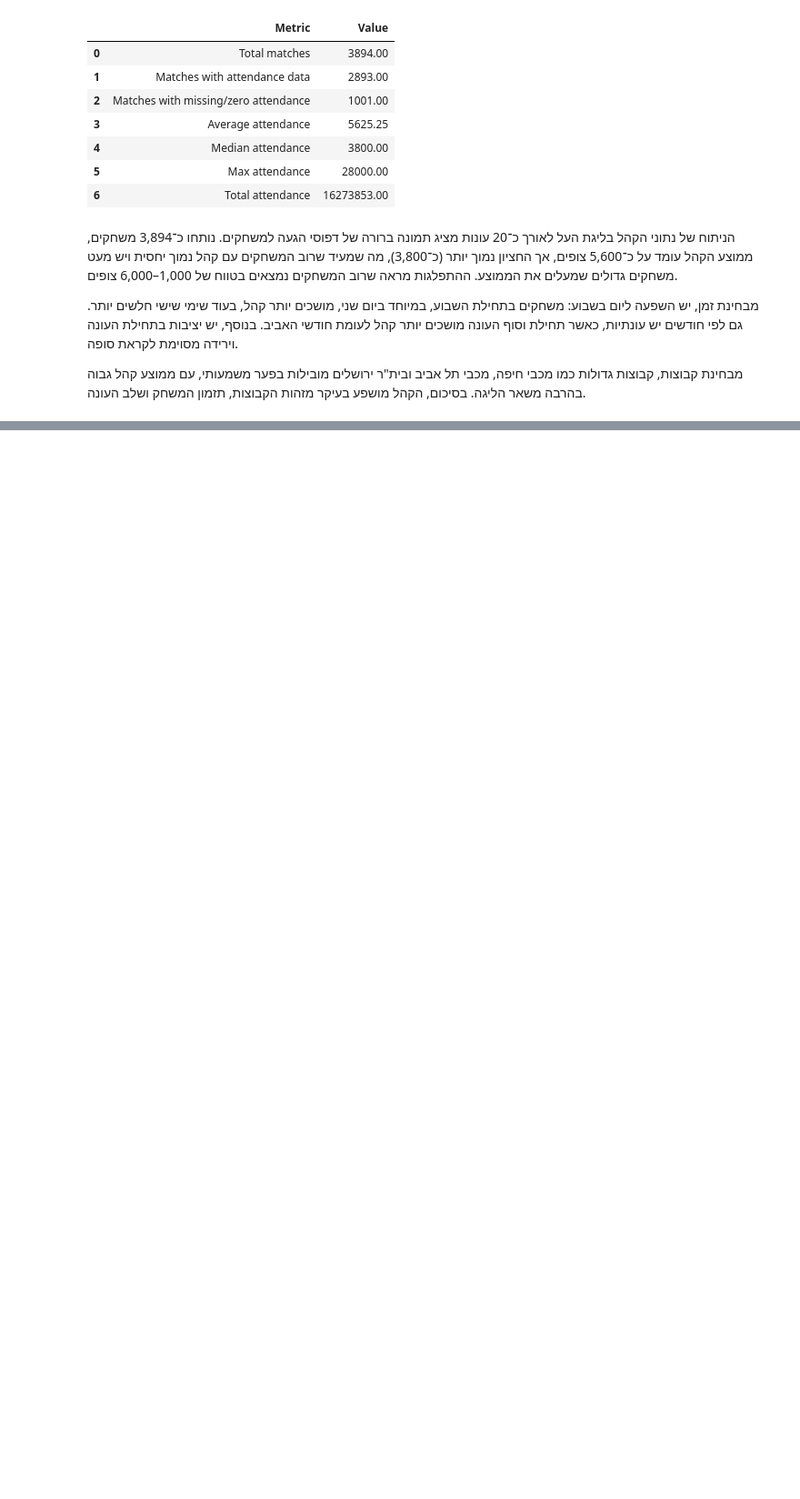
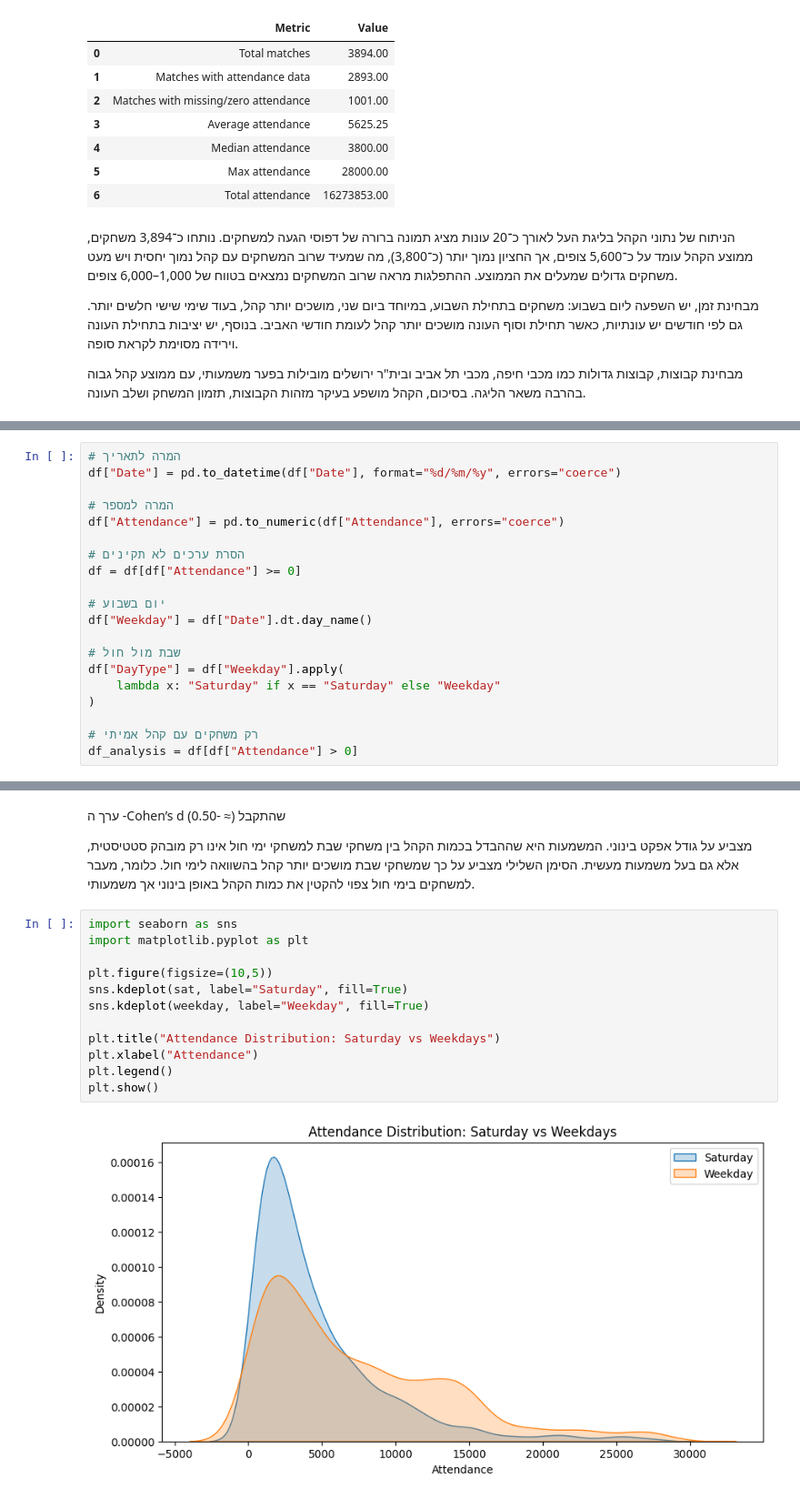
Before and after one commit to Nitaybenadmon123/ligat_haal_project, a Jupyter notebook: ligat_haal_project/notebooks/attendance/02_attendance_analysis.ipynb, the cells around one changed output, grey strips where cells are left out. Shown at 91% size. Saved outputs shown, nothing was run; the diff lists cells and outputs as text; blank space fills up the shorter version.

```diff
--- a/ligat_haal_project/notebooks/attendance/02_attendance_analysis.ipynb
+++ b/ligat_haal_project/notebooks/attendance/02_attendance_analysis.ipynb
@@ -2840,0 +2871,20 @@ summary_stats
+# %%
+# המרה לתאריך
+df["Date"] = pd.to_datetime(df["Date"], format="%d/%m/%y", errors="coerce")
+
+# המרה למספר
+df["Attendance"] = pd.to_numeric(df["Attendance"], errors="coerce")
+
+# הסרת ערכים לא תקינים
+df = df[df["Attendance"] >= 0]
+
+# יום בשבוע
+df["Weekday"] = df["Date"].dt.day_name()
+
+# שבת מול חול
+df["DayType"] = df["Weekday"].apply(
+    lambda x: "Saturday" if x == "Saturday" else "Weekday"
+)
+
+# רק משחקים עם קהל אמיתי
+df_analysis = df[df["Attendance"] > 0]
@@ -2840,0 +2994,18 @@ summary_stats
+# %% [markdown]
+ערך ה -Cohen’s d שהתקבל (≈ -0.50)
+
+מצביע על גודל אפקט בינוני. המשמעות היא שההבדל בכמות הקהל בין משחקי שבת למשחקי ימי חול אינו רק מובהק סטטיסטית, אלא גם בעל משמעות מעשית. הסימן השלילי מצביע על כך שמשחקי שבת מושכים יותר קהל בהשוואה לימי חול. כלומר, מעבר למשחקים בימי חול צפוי להקטין את כמות הקהל באופן בינוני אך משמעותי.
+# %%
+import seaborn as sns
+import matplotlib.pyplot as plt
+
+plt.figure(figsize=(10,5))
+sns.kdeplot(sat, label="Saturday", fill=True)
+sns.kdeplot(weekday, label="Weekday", fill=True)
+
+plt.title("Attendance Distribution: Saturday vs Weekdays")
+plt.xlabel("Attendance")
+plt.legend()
+plt.show()
+# %% [output]
+[figure, added]
```
Also changed, not shown: parts of 17 cells of this notebook.
